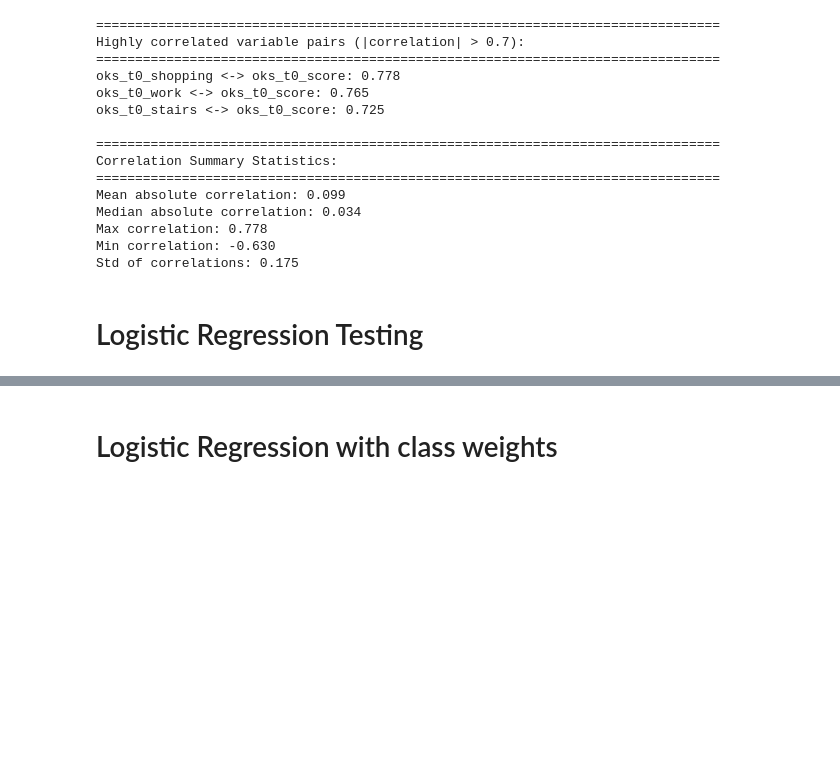
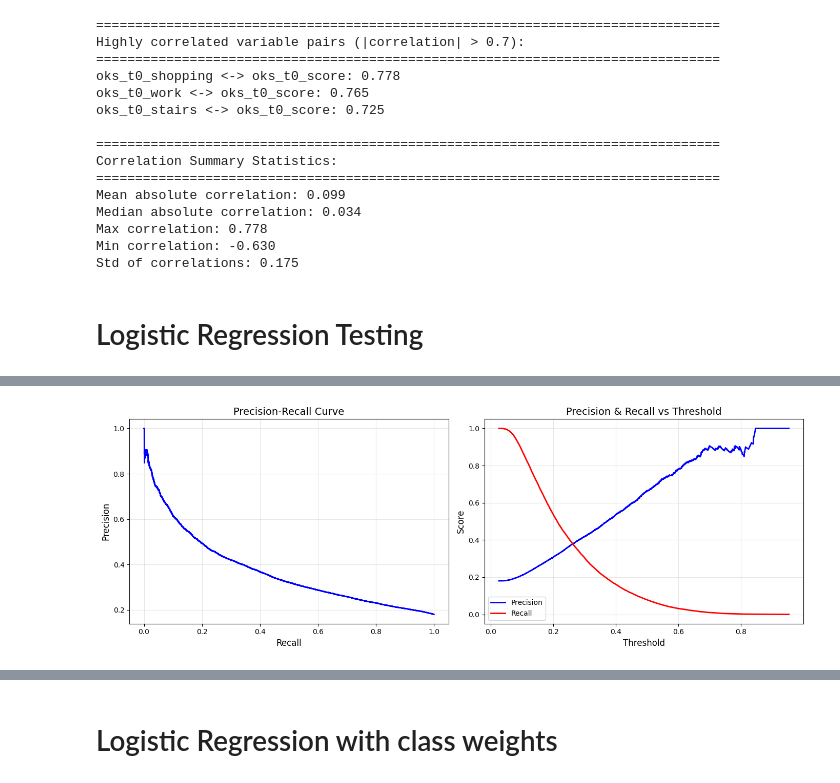
Before and after one commit to saras-audrius/EAISI-Group-Project---NHS, a Jupyter notebook: code/modelling_experiment.ipynb, the cells around one changed output, grey strips where cells are left out. Drawn from its saved outputs; the diff is of its cells as text; code cells hidden in the pictures; blank space fills up the shorter version.

```diff
--- a/code/modelling_experiment.ipynb
+++ b/code/modelling_experiment.ipynb
@@ -605,9 +605,10 @@ Std of correlations: 0.175
 # Logistic Regression Testing
 # %%
 from sklearn.linear_model import LogisticRegression
-from sklearn.model_selection import cross_val_score, StratifiedKFold
-from sklearn.metrics import classification_report, confusion_matrix
+from sklearn.model_selection import cross_val_predict, StratifiedKFold
+from sklearn.metrics import precision_score, recall_score, f1_score, confusion_matrix, precision_recall_curve
 import numpy as np
+import matplotlib.pyplot as plt
 
 # Simple Logistic Regression - NO class weights
 lr_simple = LogisticRegression(
@@ -617,21 +618,62 @@ lr_simple = LogisticRegression(
     n_jobs=-1
 )
 
-# Cross-validation
+# Cross-validation setup
 cv = StratifiedKFold(n_splits=5, shuffle=True, random_state=42)
 
-# Evaluate with cross-validation
-cv_scores = cross_val_score(lr_simple, X_train_final_encoded, y_train, cv=cv, scoring='roc_auc')
-print(f"ROC-AUC scores: {cv_scores}")
-print(f"Mean ROC-AUC: {cv_scores.mean():.4f} (+/- {cv_scores.std()*2:.4f})")
+# Get predicted probabilities via cross-validation
+y_proba = cross_val_predict(lr_simple, X_train_final_encoded, y_train, cv=cv, method='predict_proba')[:, 1]
 
-# Fit on full training data
-lr_simple.fit(X_train_final_encoded, y_train)
+# Test different thresholds
+thresholds = [0.1, 0.2, 0.3, 0.4, 0.5, 0.6, 0.7, 0.8, 0.9]
 
-# Predictions
-y_pred = lr_simple.predict(X_train_final_encoded)
-print("\nClassification Report:")
-print(classification_report(y_train, y_pred))
-print("\nConfusion Matrix:")
-print(confusion_matrix(y_train, y_pred))
+print("=" * 70)
+print("THRESHOLD ANALYSIS - Focus on Precision")
+print("=" * 70)
+print(f"{'Threshold':<12} {'Precision':<12} {'Recall':<12} {'F1':<12} {'Predicted Pos':<15}")
+print("-" * 70)
+
+for thresh in thresholds:
+    y_pred_thresh = (y_proba >= thresh).astype(int)
+    prec = precision_score(y_train, y_pred_thresh, zero_division=0)
+    rec = recall_score(y_train, y_pred_thresh, zero_division=0)
+    f1 = f1_score(y_train, y_pred_thresh, zero_division=0)
+    n_pos = y_pred_thresh.sum()
+    print(f"{thresh:<12.1f} {prec:<12.4f} {rec:<12.4f} {f1:<12.4f} {n_pos:<15,}")
+
+# Precision-Recall curve
+precision_curve, recall_curve, thresh_curve = precision_recall_curve(y_train, y_proba)
+
+# Plot
+fig, axes = plt.subplots(1, 2, figsize=(14, 5))
+
+# Plot 1: Precision-Recall Curve
+axes[0].plot(recall_curve, precision_curve, 'b-', linewidth=2)
+axes[0].set_xlabel('Recall', fontsize=12)
+axes[0].set_ylabel('Precision', fontsize=12)
+axes[0].set_title('Precision-Recall Curve', fontsize=14)
+axes[0].grid(True, alpha=0.3)
+
+# Plot 2: Precision & Recall vs Threshold
+axes[1].plot(thresh_curve, precision_curve[:-1], 'b-', label='Precision', linewidth=2)
+axes[1].plot(thresh_curve, recall_curve[:-1], 'r-', label='Recall', linewidth=2)
+axes[1].set_xlabel('Threshold', fontsize=12)
+axes[1].set_ylabel('Score', fontsize=12)
+axes[1].set_title('Precision & Recall vs Threshold', fontsize=14)
+axes[1].legend(loc='best')
+axes[1].grid(True, alpha=0.3)
+
+plt.tight_layout()
+plt.show()
+
+# Find threshold for target precision levels
+print("\n" + "=" * 70)
+print("THRESHOLDS FOR TARGET PRECISION LEVELS")
+print("=" * 70)
+for target_prec in [0.5, 0.6, 0.7, 0.8, 0.9]:
+    idx = np.where(precision_curve >= target_prec)[0]
+    if len(idx) > 0:
+        best_idx = idx[0]
+        if best_idx < len(thresh_curve):
+            print(f"Precision >= {target_prec:.0%}: threshold = {thresh_curve[best_idx]:.3f}, recall = {recall_curve[best_idx]:.4f}")
 # %% [output]
@@ -654,0 +694 @@ Confusion Matrix:
+[figure, added]
```
Also changed, not shown: parts of 2 cells of this notebook, 2 other files.
